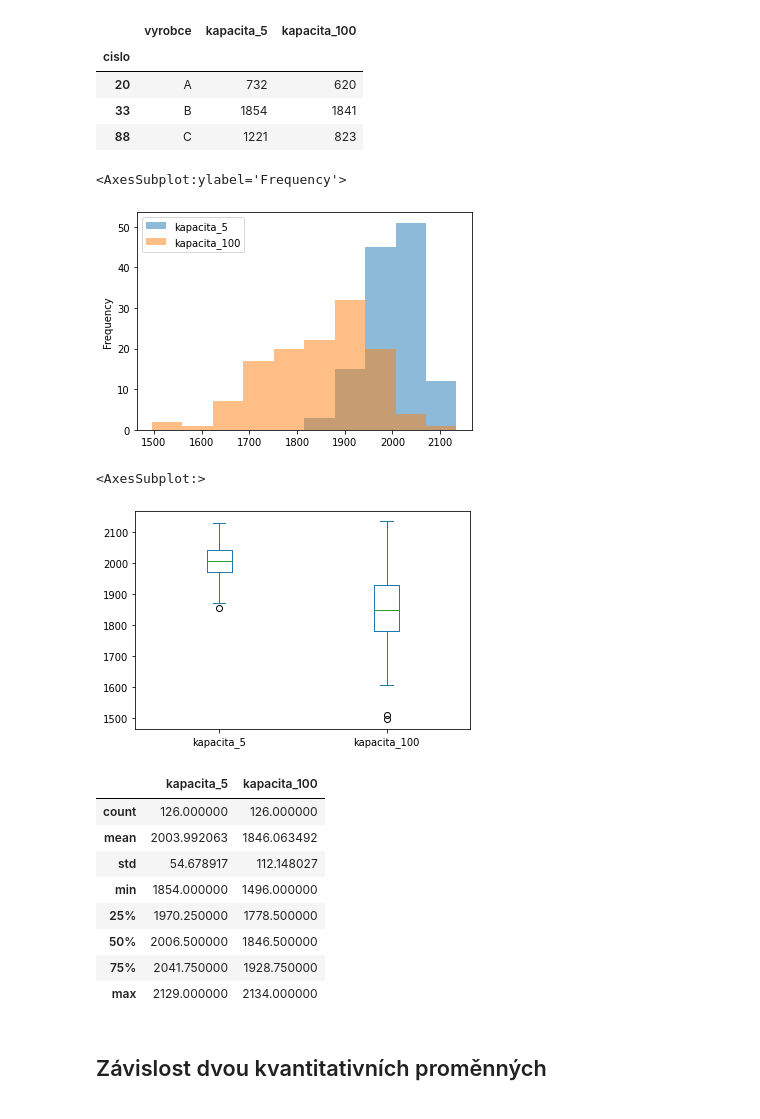
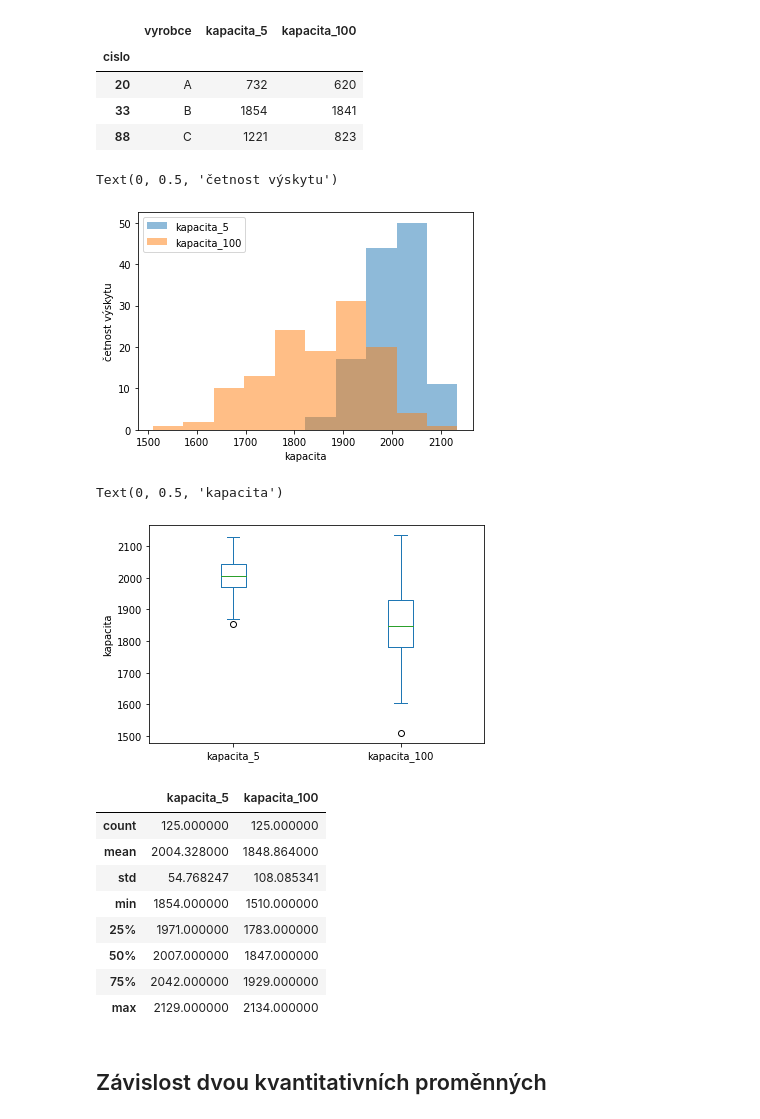
Before and after one commit to ea542/Statistika-I, a Jupyter notebook: EDA_aku/EDA_HT_aku.ipynb, the cells around one changed output. Saved outputs shown, nothing was run; the diff lists cells and outputs as text; code cells hidden in the pictures.

```diff
--- a/EDA_aku/EDA_HT_aku.ipynb
+++ b/EDA_aku/EDA_HT_aku.ipynb
@@ -42,4 +48,5 @@ dtype('O')
 # sloupec lze převést na typ Category
 aku['vyrobce']=aku['vyrobce'].astype('category')
 # pro data typu Category můžeme zvolit vlastní pořadí kategorií (hodnot)
-aku['vyrobce'].cat.reorder_categories(['C', 'B', 'A', 'D'])
+aku['vyrobce']=aku['vyrobce'].cat.as_ordered()
+aku['vyrobce']=aku['vyrobce'].cat.reorder_categories(['C', 'B', 'A', 'D'])
@@ -124,30 +138,35 @@ aku[out_5]
 | 33 | B | 1854 | 1841 |
 | 88 | C | 1221 | 823 |
 # %%
-# odstraníme řádky s kapacitami pod 1500 mAh
-aku = aku[(aku['kapacita_5']>=1500)|(aku['kapacita_100']>=1500)].copy()
+# ponecháme jen řádky obsahující v obou sloupcích hodnoty nad 1500 mAh (zbylé akumulároty jsou považovány za vadné)
+aku = aku[(aku['kapacita_5']>=1500)&(aku['kapacita_100']>=1500)].copy()
 # %%
+# histogramy po odstranění vadných akumulátorů
 aku.plot.hist(alpha=0.5)
+plt.xlabel("kapacita")
+plt.ylabel("četnost výskytu")
 # %% [output]
-<AxesSubplot:ylabel='Frequency'>
+Text(0, 0.5, 'četnost výskytu')
-[figure, old version]
+[figure, new version]
 # %%
+# krabicové grafy po odstranění vadných akumulátorů
 aku.plot.box()
+plt.ylabel("kapacita")
 # %% [output]
-<AxesSubplot:>
+Text(0, 0.5, 'kapacita')
-[figure, old version]
+[figure, new version]
 # %%
 # základní charakteristiky pro data očištěná od odlehých pozorování
 aku.describe()
 # %% [output]
 |  | kapacita_5 | kapacita_100 |
-| count | 126.000000 | 126.000000 |
-| mean | 2003.992063 | 1846.063492 |
-| std | 54.678917 | 112.148027 |
-| min | 1854.000000 | 1496.000000 |
-| 25% | 1970.250000 | 1778.500000 |
-| 50% | 2006.500000 | 1846.500000 |
-| 75% | 2041.750000 | 1928.750000 |
+| count | 125.000000 | 125.000000 |
+| mean | 2004.328000 | 1848.864000 |
+| std | 54.768247 | 108.085341 |
+| min | 1854.000000 | 1510.000000 |
+| 25% | 1971.000000 | 1783.000000 |
+| 50% | 2007.000000 | 1847.000000 |
+| 75% | 2042.000000 | 1929.000000 |
 | max | 2129.000000 | 2134.000000 |
 # %% [markdown]
 ## Závislost dvou kvantitativních proměnných
```
Also changed, not shown: parts of 45 cells of this notebook.
